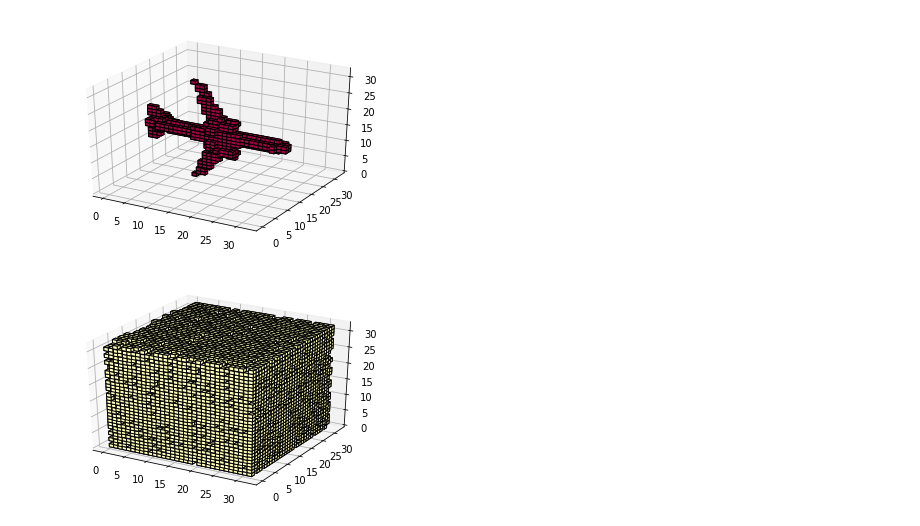
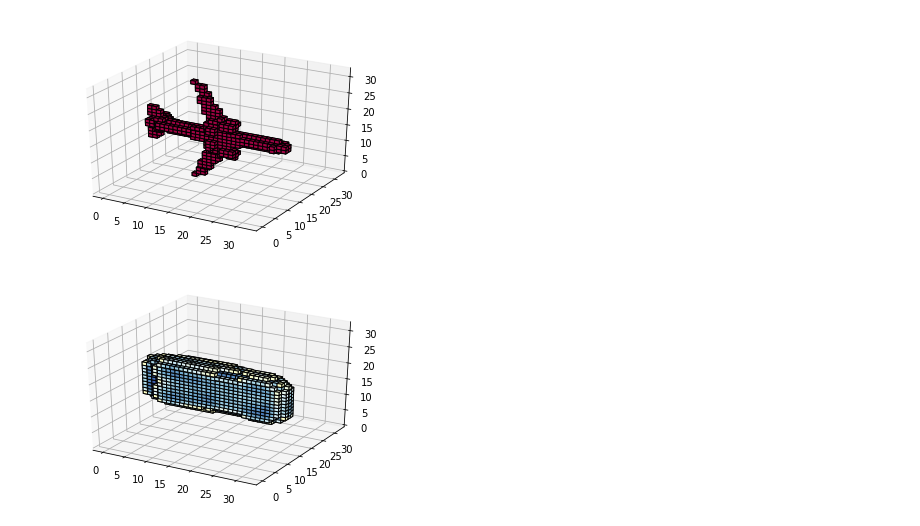
Before and after one commit to micmelesse/3D-reconstruction-with-Neural-Networks, a Jupyter notebook: experiments.ipynb, the cells around one changed output. Drawn from its saved outputs; the diff is of its cells as text; code cells hidden in the pictures.

```diff
--- a/experiments.ipynb
+++ b/experiments.ipynb
@@ -73,7 +73,9 @@ utils.vis_multichannel(x[0][1])
 utils.vis_voxel(y[0])
 # %% [output]
 [figure]
-# %%
-utils.vis_prediction(y_hat)
-# %% [output]
-[figure, removed]
+# %%
+softmax=np.load("/Users/micmelesse/Documents/3D-reconstruction-with-neural-networks/aws/model_2018-03-25_20:12:51_L:0.1_E:10_B:16/epoch_3/6715_02958343_9909e197f7383a976d07c55cf995503e_y_softmax.npy")
+# %%
+utils.vis_softmax(softmax)
+# %% [output]
+[figure, added]
```
Also changed, not shown: 4 other files.
